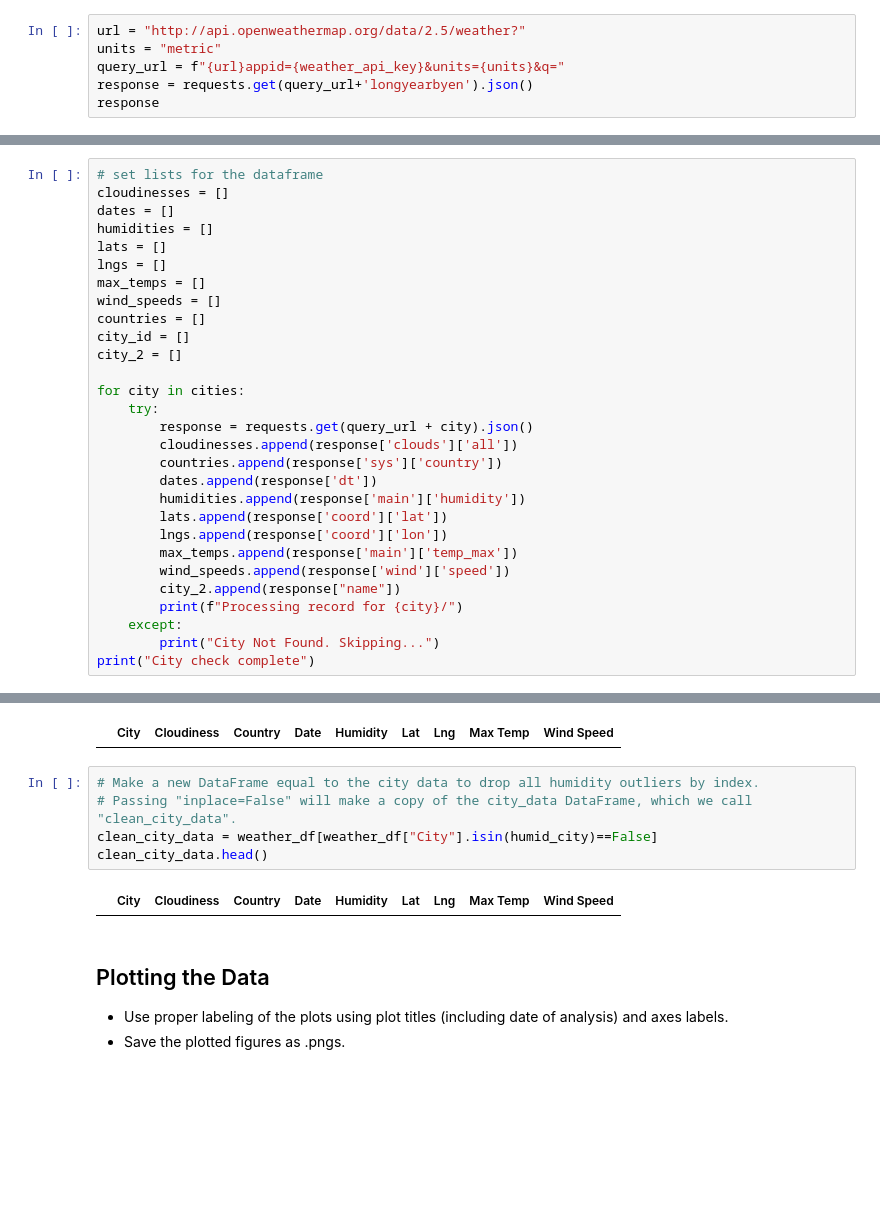
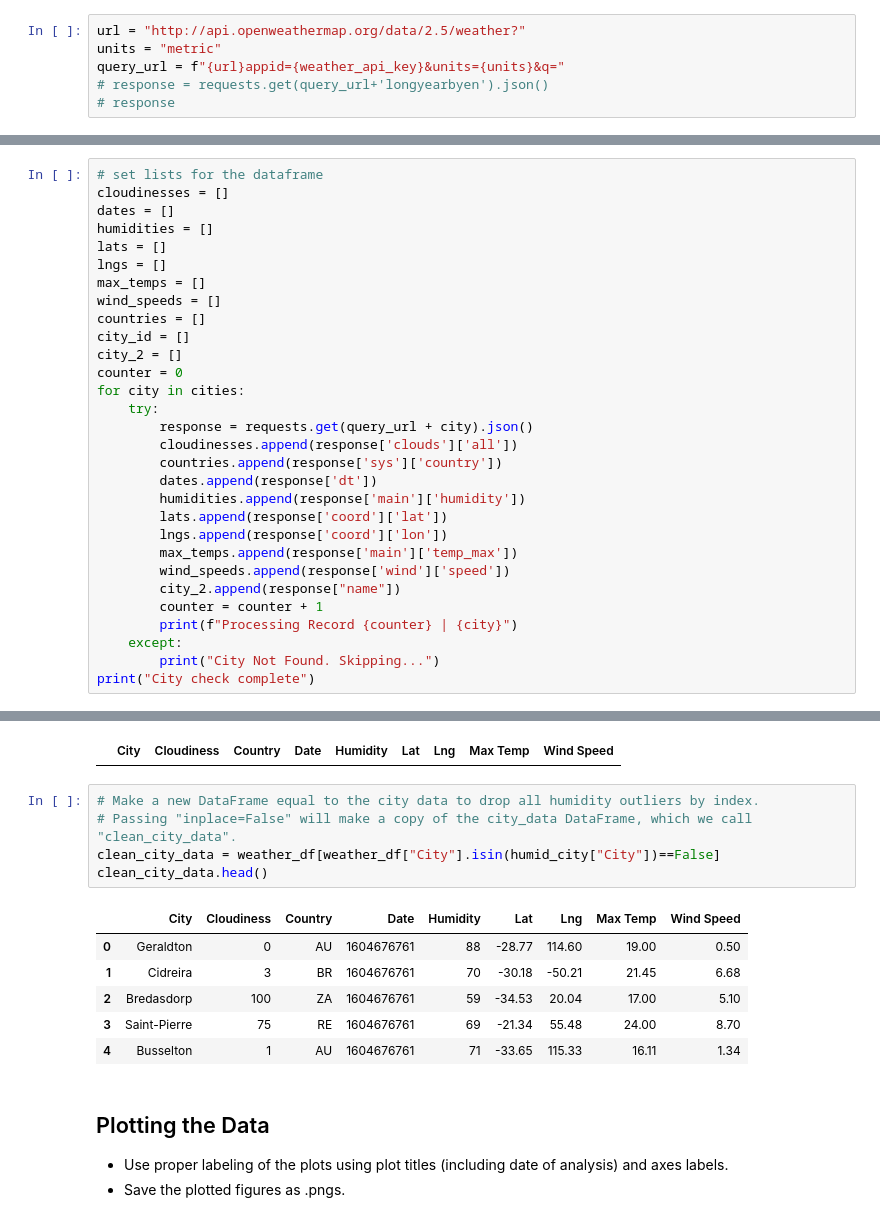
Before and after one commit to jeremykardash/databootcamp-homework, a Jupyter notebook: Unit 6 - APIs/WeatherPy/WeatherPy.ipynb, the cells around one changed output, grey strips where cells are left out. Saved outputs shown, nothing was run; the diff lists cells and outputs as text; blank space fills up the shorter version.

```diff
--- a/Unit 6 - APIs/WeatherPy/WeatherPy.ipynb
+++ b/Unit 6 - APIs/WeatherPy/WeatherPy.ipynb
@@ -59,5 +59,5 @@ len(cities)
 url = "http://api.openweathermap.org/data/2.5/weather?"
 units = "metric"
 query_url = f"{url}appid={weather_api_key}&units={units}&q="
-response = requests.get(query_url+'longyearbyen').json()
-response
+# response = requests.get(query_url+'longyearbyen').json()
+# response
@@ -76,7 +73,7 @@ wind_speeds = []
 countries = []
 city_id = []
 city_2 = []
-
+counter = 0
 for city in cities:
     try:
         response = requests.get(query_url + city).json()
@@ -89,7 +86,8 @@ for city in cities:
         max_temps.append(response['main']['temp_max'])
         wind_speeds.append(response['wind']['speed'])
         city_2.append(response["name"])
-        print(f"Processing record for {city}/")
+        counter = counter + 1
+        print(f"Processing Record {counter} | {city}")
     except:
         print("City Not Found. Skipping...")
 print("City check complete")
@@ -152,10 +155,15 @@ humid_city
 # %%
 # Make a new DataFrame equal to the city data to drop all humidity outliers by index.
 # Passing "inplace=False" will make a copy of the city_data DataFrame, which we call "clean_city_data".
-clean_city_data = weather_df[weather_df["City"].isin(humid_city)==False]
+clean_city_data = weather_df[weather_df["City"].isin(humid_city["City"])==False]
 clean_city_data.head()
 # %% [output]
 |  | City | Cloudiness | Country | Date | Humidity | Lat | Lng | Max Temp | Wind Speed |
+| 0 | Geraldton | 0 | AU | 1604676761 | 88 | -28.77 | 114.60 | 19.00 | 0.50 |
+| 1 | Cidreira | 3 | BR | 1604676761 | 70 | -30.18 | -50.21 | 21.45 | 6.68 |
+| 2 | Bredasdorp | 100 | ZA | 1604676761 | 59 | -34.53 | 20.04 | 17.00 | 5.10 |
+| 3 | Saint-Pierre | 75 | RE | 1604676761 | 69 | -21.34 | 55.48 | 24.00 | 8.70 |
+| 4 | Busselton | 1 | AU | 1604676761 | 71 | -33.65 | 115.33 | 16.11 | 1.34 |
 # %% [markdown]
 ## Plotting the Data
 * Use proper labeling of the plots using plot titles (including date of analysis) and axes labels.
```
Also changed, not shown: parts of 26 cells of this notebook, 19 other files.
